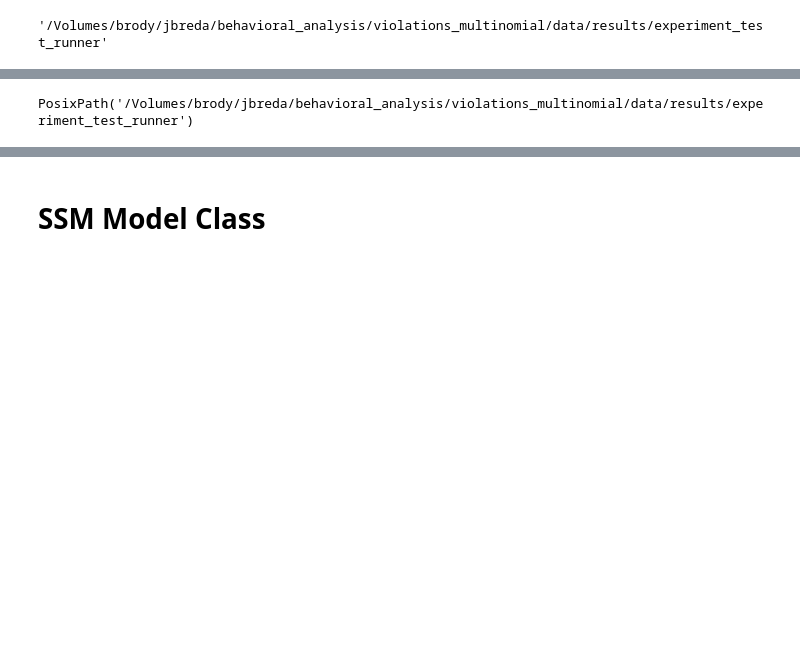
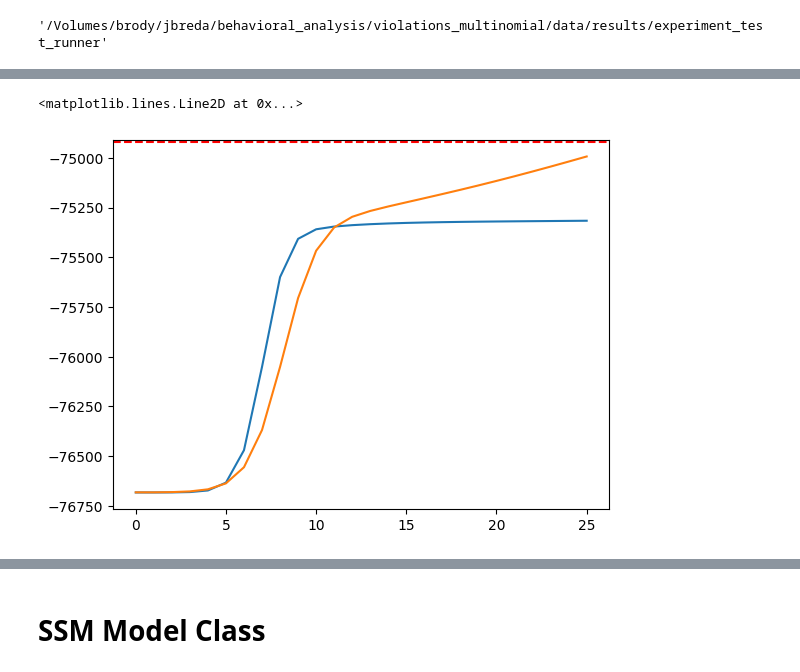
Before and after one commit to jess-breda/violations-multinomial, a Jupyter notebook: src/violmulti/experiments/cluster_scripts/example_experiment/dev_ssm_cluster.ipynb, the cells around one changed output, grey strips where cells are left out. Cells and saved outputs as stored; diff of their text form; code cells hidden in the pictures; blank space fills up the shorter version.

```diff
--- a/src/violmulti/experiments/cluster_scripts/example_experiment/dev_ssm_cluster.ipynb
+++ b/src/violmulti/experiments/cluster_scripts/example_experiment/dev_ssm_cluster.ipynb
@@ -43,4 +73,17 @@ DatasetLoader(
-# %%
-runner.experiment_dir
-# %% [output]
-PosixPath('/Volumes/brody/jbreda/behavioral_analysis/violations_multinomial/data/results/experiment_test_runner')
+# %%
+log_ls = np.load(
+    "/Volumes/brody/jbreda/behavioral_analysis/violations_multinomial/data/results/experiment_test_runner/models/log_likelihoods.npy"
+)
+log_ps = np.load(
+    "/Volumes/brody/jbreda/behavioral_analysis/violations_multinomial/data/results/experiment_test_runner/models/log_posteriors.npy"
+)
+# %%
+import matplotlib.pyplot as plt
+
+for init in log_ps:
+    plt.plot(init)
+
+plt.axhline(np.max(log_ls), color="r", linestyle="--")
+# %% [output]
+<matplotlib.lines.Line2D at 0x...>
+[figure, added]
```
Also changed, not shown: parts of 10 cells of this notebook.
